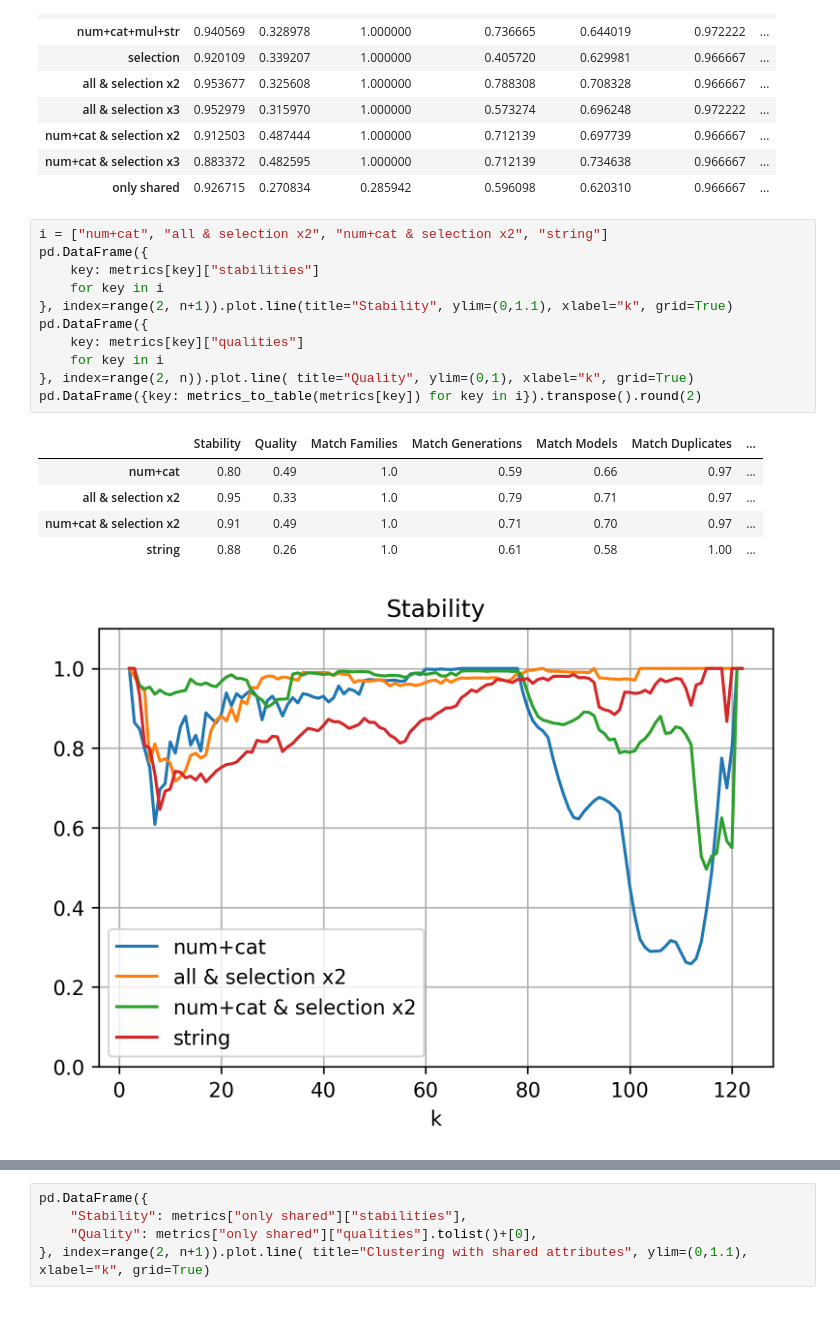
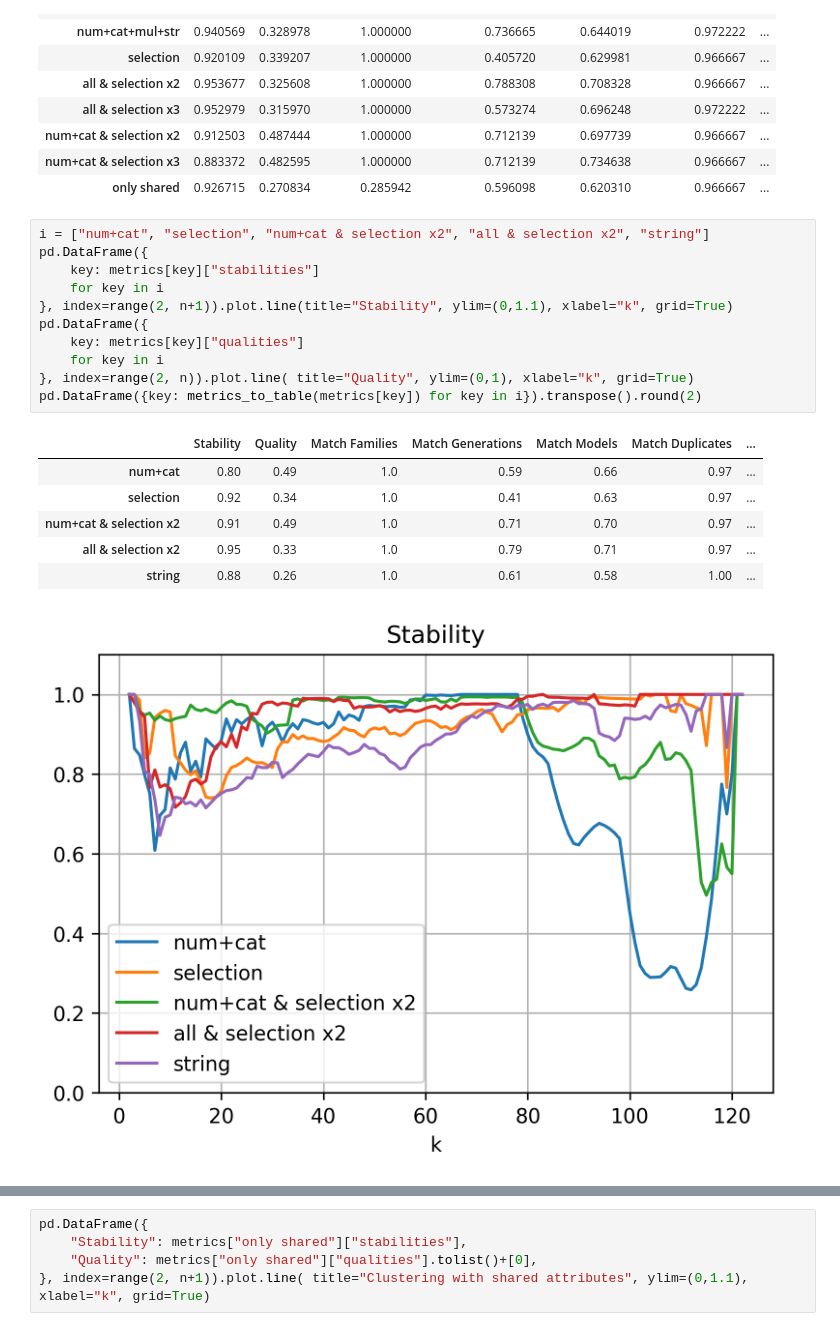
Before and after one commit to hd-code/ma-product-clustering, a Jupyter notebook: cluster-analysis/notebooks/clustering/3-both.ipynb, the cells around one changed output, grey strips where cells are left out. Cells and saved outputs as stored; diff of their text form.

```diff
--- a/cluster-analysis/notebooks/clustering/3-both.ipynb
+++ b/cluster-analysis/notebooks/clustering/3-both.ipynb
@@ -363,20 +363,21 @@ pd.DataFrame({key: metrics_to_table(met) for key, met in metrics.items()}).trans
 | num+cat & selection x3 | 0.883372 | 0.482595 | 1.000000 | 0.712139 | 0.734638 | 0.966667 | ... |
 | only shared | 0.926715 | 0.270834 | 0.285942 | 0.596098 | 0.620310 | 0.966667 | ... |
 # %%
-i = ["num+cat", "all & selection x2", "num+cat & selection x2", "string"]
+i = ["num+cat", "selection", "num+cat & selection x2", "all & selection x2", "string"]
 pd.DataFrame({
     key: metrics[key]["stabilities"]
     for key in i
 }, index=range(2, n+1)).plot.line(title="Stability", ylim=(0,1.1), xlabel="k", grid=True)
 pd.DataFrame({
     key: metrics[key]["qualities"]
     for key in i
 }, index=range(2, n)).plot.line( title="Quality", ylim=(0,1), xlabel="k", grid=True)
 pd.DataFrame({key: metrics_to_table(metrics[key]) for key in i}).transpose().round(2)
 # %% [output]
 |  | Stability | Quality | Match Families | Match Generations | Match Models | Match Duplicates | ... |
 | num+cat | 0.80 | 0.49 | 1.0 | 0.59 | 0.66 | 0.97 | ... |
+| selection | 0.92 | 0.34 | 1.0 | 0.41 | 0.63 | 0.97 | ... |
+| num+cat & selection x2 | 0.91 | 0.49 | 1.0 | 0.71 | 0.70 | 0.97 | ... |
 | all & selection x2 | 0.95 | 0.33 | 1.0 | 0.79 | 0.71 | 0.97 | ... |
-| num+cat & selection x2 | 0.91 | 0.49 | 1.0 | 0.71 | 0.70 | 0.97 | ... |
 | string | 0.88 | 0.26 | 1.0 | 0.61 | 0.58 | 1.00 | ... |
-[figure, old version]
+[figure, new version]
```
Also changed, not shown: parts of 1 cell of this notebook, 14 other files.
